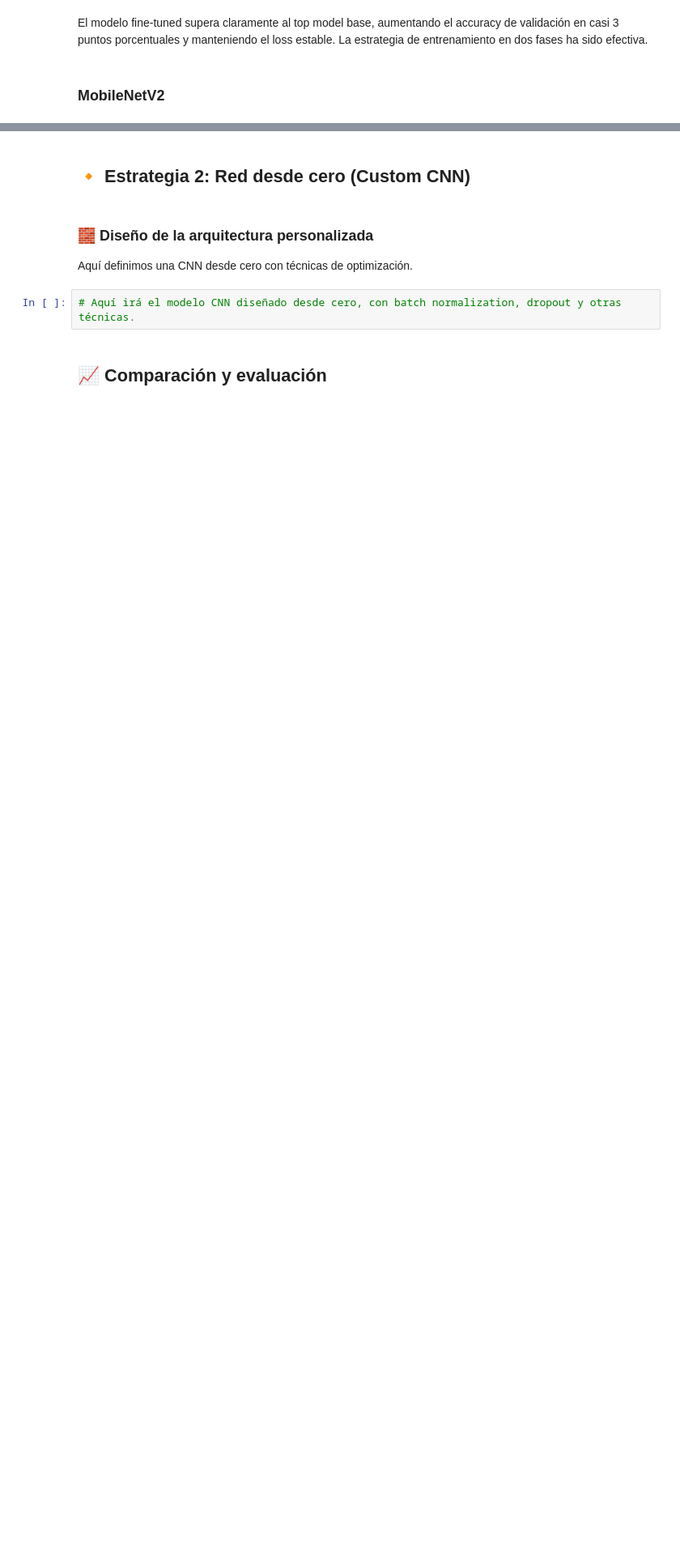
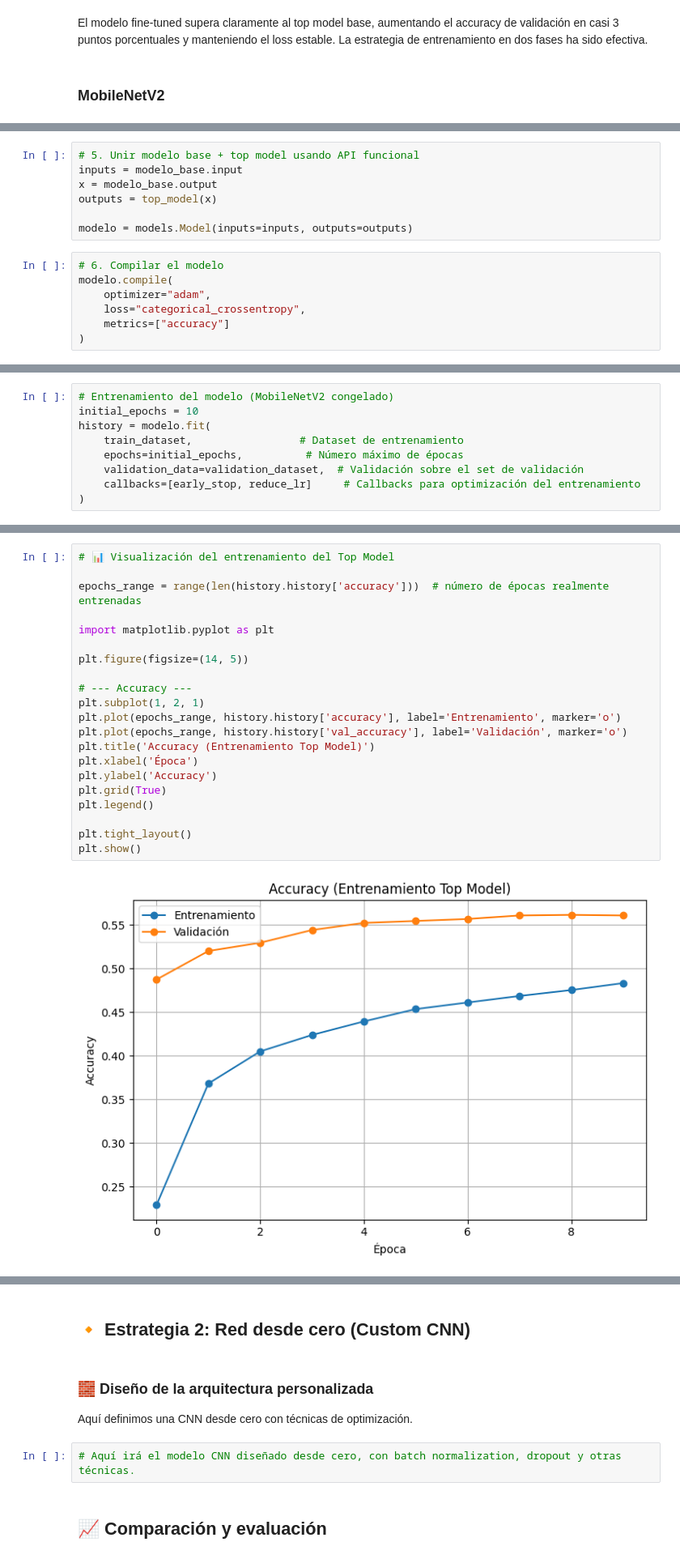
Before and after one commit to rcastillordgz/Entregable-4-Nuclio-DL, a Jupyter notebook: DSC0924ESP_Actividad_DL_Grupo_XX_COMPLETO.ipynb, the cells around one changed output, grey strips where cells are left out. Shown at 81% size. Drawn from its saved outputs; the diff is of its cells as text; blank space fills up the shorter version.

Commit message:
Colab: MobileNetV2 completado

```diff
--- a/DSC0924ESP_Actividad_DL_Grupo_XX_COMPLETO.ipynb
+++ b/DSC0924ESP_Actividad_DL_Grupo_XX_COMPLETO.ipynb
@@ -584,0 +623,14 @@ El modelo fine-tuned supera claramente al top model base, aumentando el accuracy
+# %%
+# 5. Unir modelo base + top model usando API funcional
+inputs = modelo_base.input
+x = modelo_base.output
+outputs = top_model(x)
+
+modelo = models.Model(inputs=inputs, outputs=outputs)
+# %%
+# 6. Compilar el modelo
+modelo.compile(
+    optimizer="adam",
+    loss="categorical_crossentropy",
+    metrics=["accuracy"]
+)
@@ -584,0 +668,9 @@ El modelo fine-tuned supera claramente al top model base, aumentando el accuracy
+# %%
+# Entrenamiento del modelo (MobileNetV2 congelado)
+initial_epochs = 10
+history = modelo.fit(
+    train_dataset,                 # Dataset de entrenamiento
+    epochs=initial_epochs,          # Número máximo de épocas
+    validation_data=validation_dataset,  # Validación sobre el set de validación
+    callbacks=[early_stop, reduce_lr]     # Callbacks para optimización del entrenamiento
+)
@@ -584,0 +700,23 @@ El modelo fine-tuned supera claramente al top model base, aumentando el accuracy
+# %%
+# 📊 Visualización del entrenamiento del Top Model
+
+epochs_range = range(len(history.history['accuracy']))  # número de épocas realmente entrenadas
+
+import matplotlib.pyplot as plt
+
+plt.figure(figsize=(14, 5))
+
+# --- Accuracy ---
+plt.subplot(1, 2, 1)
+plt.plot(epochs_range, history.history['accuracy'], label='Entrenamiento', marker='o')
+plt.plot(epochs_range, history.history['val_accuracy'], label='Validación', marker='o')
+plt.title('Accuracy (Entrenamiento Top Model)')
+plt.xlabel('Época')
+plt.ylabel('Accuracy')
+plt.grid(True)
+plt.legend()
+
+plt.tight_layout()
+plt.show()
+# %% [output]
+[figure, added]
```
Also changed, not shown: parts of 49 cells of this notebook.
